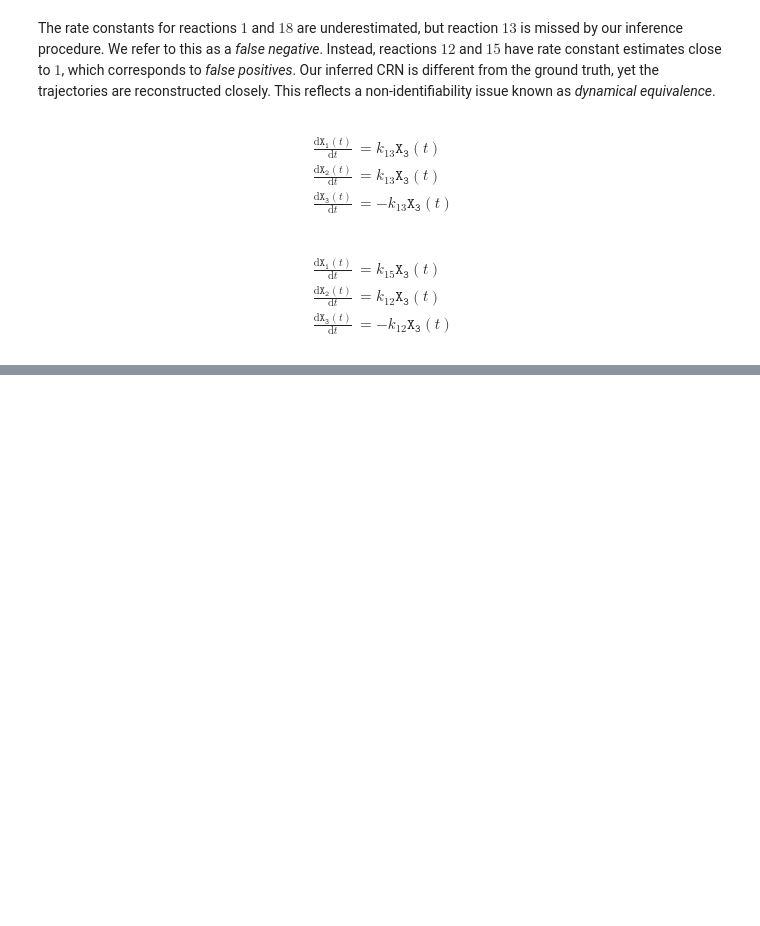
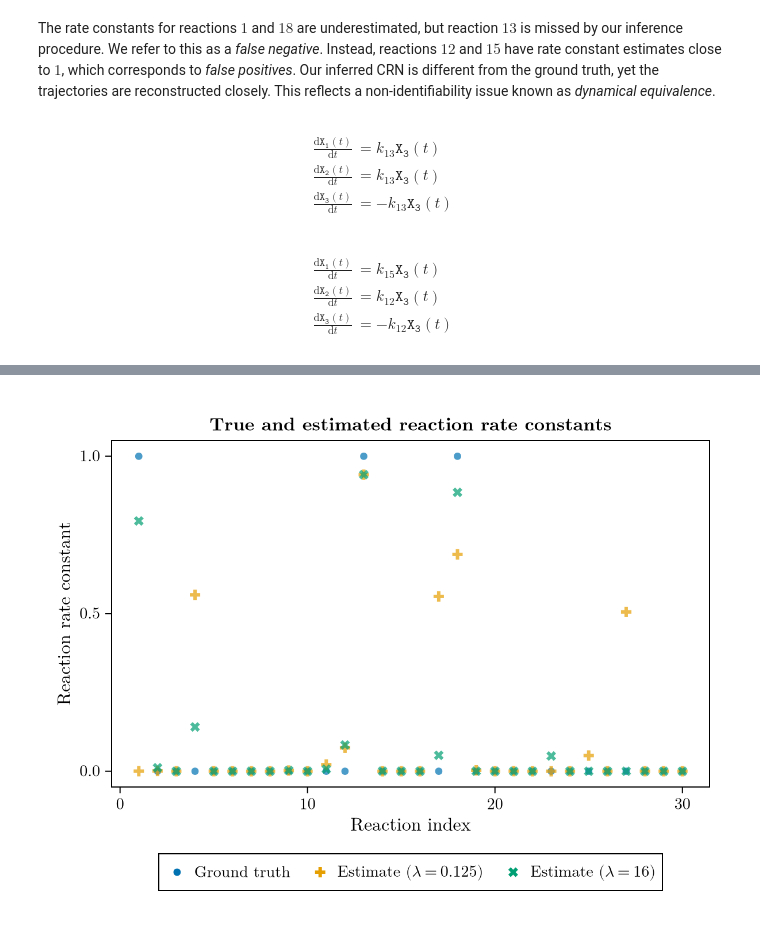
Before and after one commit to ysfoo/crn-inference, a Jupyter notebook: crn_inference_tutorial.ipynb, the cells around one changed output, grey strips where cells are left out. Drawn from its saved outputs; the diff is of its cells as text; code cells hidden in the pictures; blank space fills up the shorter version.

```diff
--- a/crn_inference_tutorial.ipynb
+++ b/crn_inference_tutorial.ipynb
@@ -512,0 +568,16 @@ end
+# %%
+minλ_est_kvec = exp.(resvec[1].minimizer)
+tuned_est_kvec = exp.(resvec[8].minimizer)
+
+f = Figure()
+title = "True and estimated reaction rate constants"
+ax = Axis(
+    f[1,1], title=title, xlabel="Reaction index", ylabel="Reaction rate constant"
+)
+scatter!(1:n_rx, true_kvec, alpha=0.7, label="Ground truth")
+scatter!(1:n_rx, minλ_est_kvec, alpha=0.7, label=L"Estimate $(λ=0.125)$", marker=:cross, markersize=12)
+scatter!(1:n_rx, tuned_est_kvec, alpha=0.7, label=L"Estimate $(λ=16)$", marker=:xcross, markersize=12)
+f[2, 1] = Legend(f, ax, orientation=:horizontal);
+current_figure()
+# %% [output]
+[figure, added]
```
Also changed, not shown: parts of 40 cells of this notebook.
